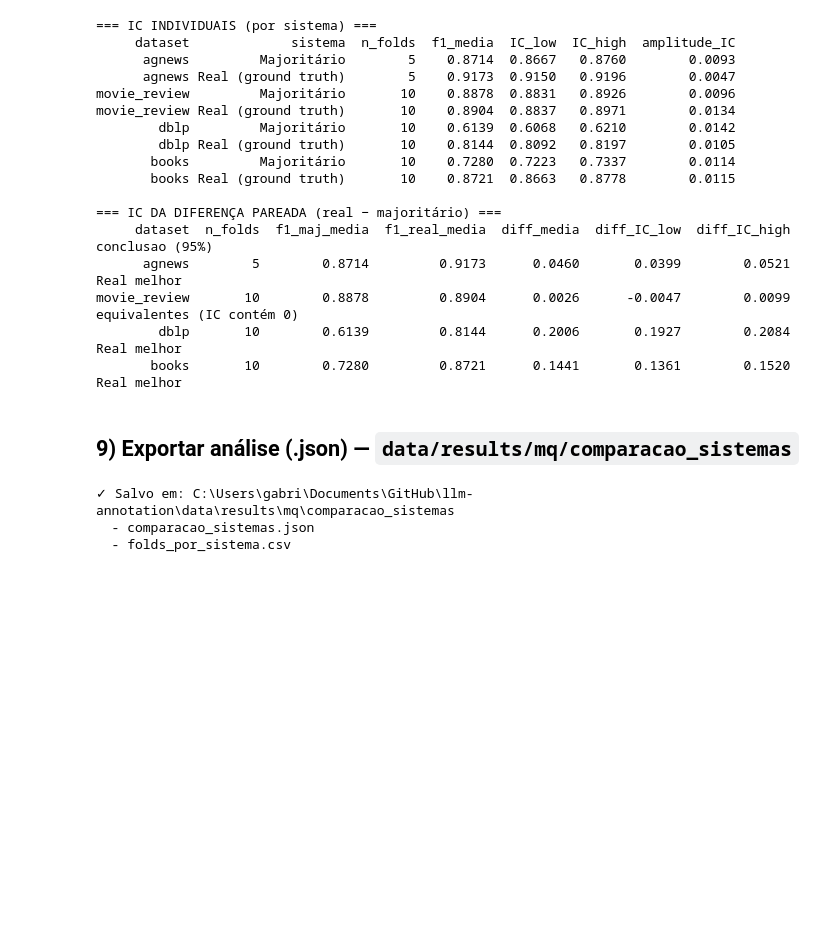
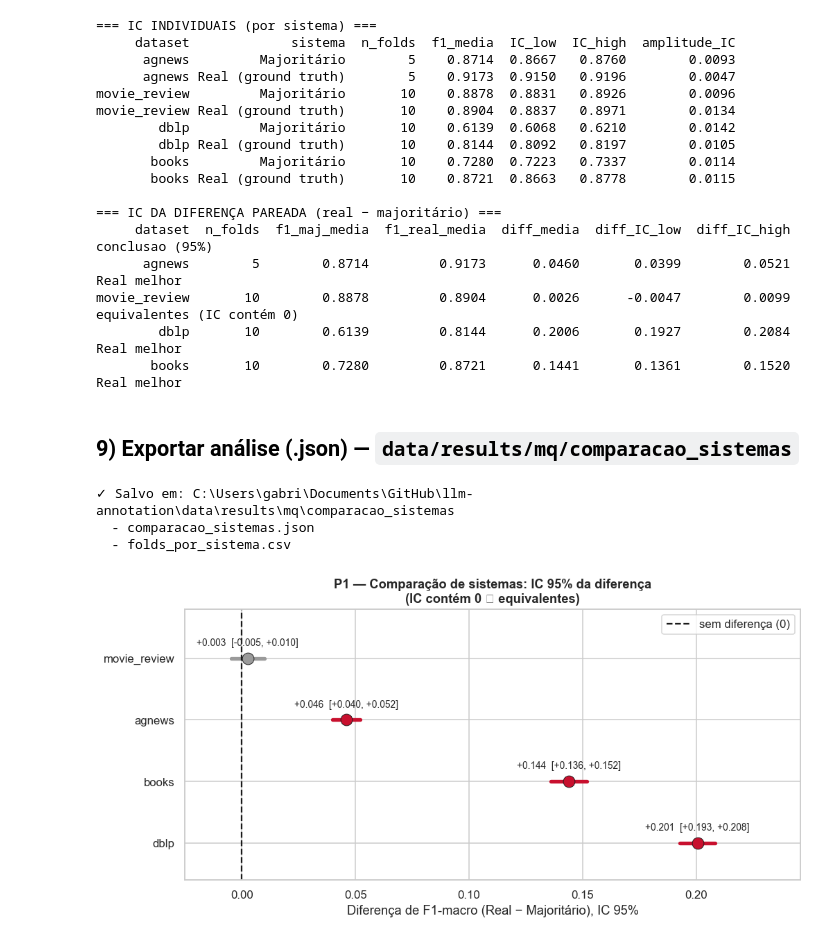
Before and after one commit to Ktzani/llm-annotation, a Jupyter notebook: src/notebooks/mq/comparacao_sistemas_finetuning.ipynb, the cells around one changed output. Cells and saved outputs as stored; diff of their text form; code cells hidden in the pictures; blank space fills up the shorter version.

```diff
--- a/src/notebooks/mq/comparacao_sistemas_finetuning.ipynb
+++ b/src/notebooks/mq/comparacao_sistemas_finetuning.ipynb
@@ -351,3 +351,34 @@ for p in sorted(EXPORT_DIR.glob("*")):
 ✓ Salvo em: C:\Users\gabri\Documents\GitHub\llm-annotation\data\results\mq\comparacao_sistemas
   - comparacao_sistemas.json
   - folds_por_sistema.csv
+# %%
+# === Figura P1 (tema UFMG) — forest plot do IC 95% da diferença; salva PNG ===
+_FIG = ROOT / "src" / "notebooks" / "mq" / "figuras"
+_FIG.mkdir(parents=True, exist_ok=True)
+_RED, _BLACK, _GRAY = "#C8102E", "#1A1A1A", "#9A9A9A"
+
+_order = ["movie_review", "agnews", "books", "dblp"]
+_d = ic_diff.set_index("dataset").reindex(_order).reset_index()
+
+fig, ax = plt.subplots(figsize=(9.5, 4.8))
+y = np.arange(len(_d))[::-1]
+for yi, (_, r) in zip(y, _d.iterrows()):
+    lo, hi, dm = r["diff_IC_low"], r["diff_IC_high"], r["diff_media"]
+    cor = _GRAY if lo <= 0 <= hi else _RED
+    ax.plot([lo, hi], [yi, yi], "-", color=cor, lw=3.5)
+    ax.plot(dm, yi, "o", color=cor, ms=11, markeredgecolor=_BLACK, markeredgewidth=0.6)
+    ax.annotate(f"{dm:+.3f}  [{lo:+.3f}, {hi:+.3f}]", (dm, yi),
+                textcoords="offset points", xytext=(0, 12), ha="center", fontsize=9)
+ax.axvline(0, color=_BLACK, ls="--", lw=1.5, label="sem diferença (0)")
+ax.set_yticks(y); ax.set_yticklabels(_d["dataset"])
+ax.set_ylim(-0.6, len(_d) - 0.2)
+ax.set_xlim(-0.025, _d["diff_IC_high"].max() * 1.18)
+ax.set_xlabel("Diferença de F1-macro (Real − Majoritário), IC 95%")
+ax.set_title("P1 — Comparação de sistemas: IC 95% da diferença\n(IC contém 0 ⇒ equivalentes)",
+             fontweight="bold")
+ax.legend(loc="upper right")
+plt.tight_layout()
+fig.savefig(_FIG / "P1_forest_plot_diferenca.png", bbox_inches="tight")
+plt.show()
+# %% [output]
+[figure, added]
```
Also changed, not shown: 6 other files.
